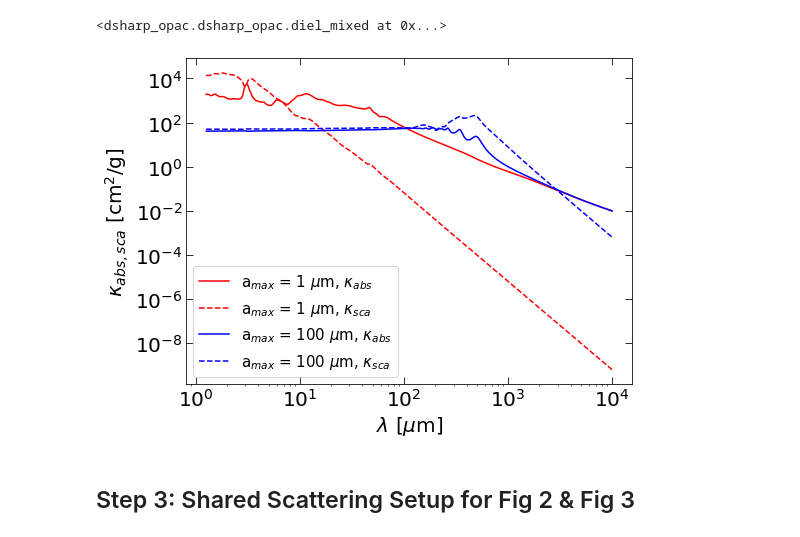
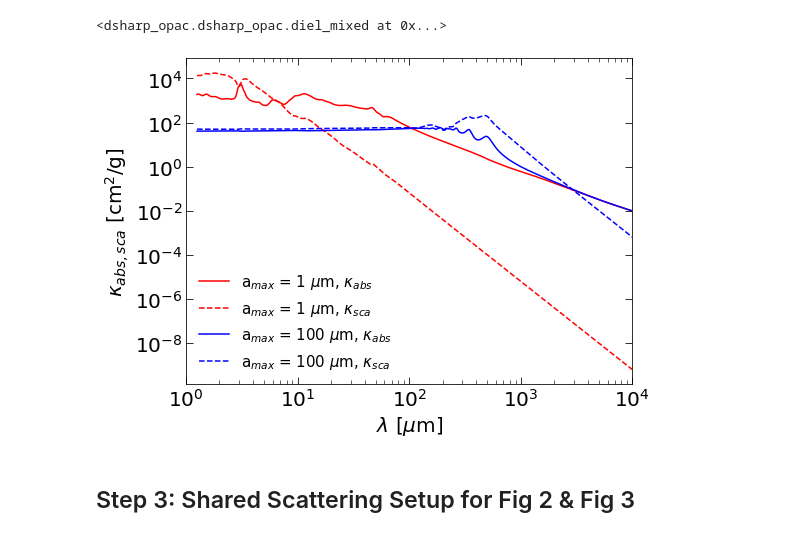
Before and after one commit to audreyburggraf/MastersThesis, a Jupyter notebook: PLOTTING C29 989/DUST MODEL NOTEBOOKS/recreate_kataoka_with_DSHARP_my_bands_optimized.ipynb, the cells around one changed output. Cells and saved outputs as stored; diff of their text form; code cells hidden in the pictures.

```diff
--- a/PLOTTING C29 989/DUST MODEL NOTEBOOKS/recreate_kataoka_with_DSHARP_my_bands_optimized.ipynb
+++ b/PLOTTING C29 989/DUST MODEL NOTEBOOKS/recreate_kataoka_with_DSHARP_my_bands_optimized.ipynb
@@ -196,39 +192,43 @@ for i in range(2):
             ls = '--',
             label = rf'a$_{{max}}$ = {a_max_micron_fig1[i]} $\mu$m, $\kappa_{{sca}}$')
 
 
 # Add axis labels
 ax.set_xlabel('$\lambda$ [$\mu$m]', fontsize=axis_label_fs)
 ax.set_ylabel('$\kappa_{abs, sca}$ [cm$^2$/g]', fontsize=axis_label_fs)
 
 
 # Adjust ticks
-ax.minorticks_on()
-ax.tick_params(axis="x", which="major", direction="in", bottom=True, top=True, length=7, labelsize=axis_num_fs)
-ax.tick_params(axis="y", which="major", direction="in", left=True, right=True, length=7, labelsize=axis_num_fs)
+# ax.minorticks_on()
+# ax.tick_params(axis="x", which="major", direction="in", bottom=True, top=True, length=7, labelsize=axis_num_fs)
+# ax.tick_params(axis="y", which="major", direction="in", left=True, right=True, length=7, labelsize=axis_num_fs)
+
 
 ax.legend(loc = 'lower left',
-          fontsize = legend_text_fs)
+          fontsize = legend_text_fs,
+          frameon = False)
 
 # Make axes log if needed
 ax.set_xscale('log')
 ax.set_yscale('log')
 
 # Set axis limits
 # ax.setxlim(0.11e4)
-# ax.set_ylim(10e-4, 10e4)
+ax.set_xlim(1e0, 1e4)
 
+
+add_min_major_ticks(ax)
 
 # plt.savefig(slideshow_image_folder_path + '/DustModels/'+ "Kataoka2015Fig1.jpeg",
 #             dpi=300,
 #             bbox_inches='tight')
 
 
 plt.savefig(writeup_image_folder_path + '/DustModels/'+ "Kataoka2015Fig1.pdf",
             dpi=300,
             bbox_inches='tight')
 # %% [output]
-[figure, old version]
+[figure, new version]
 # %% [markdown]
 ## Step 3: Shared Scattering Setup for Fig 2 & Fig 3
 # %% [markdown]
```
Also changed, not shown: parts of 14 cells of this notebook, 53 other files.
